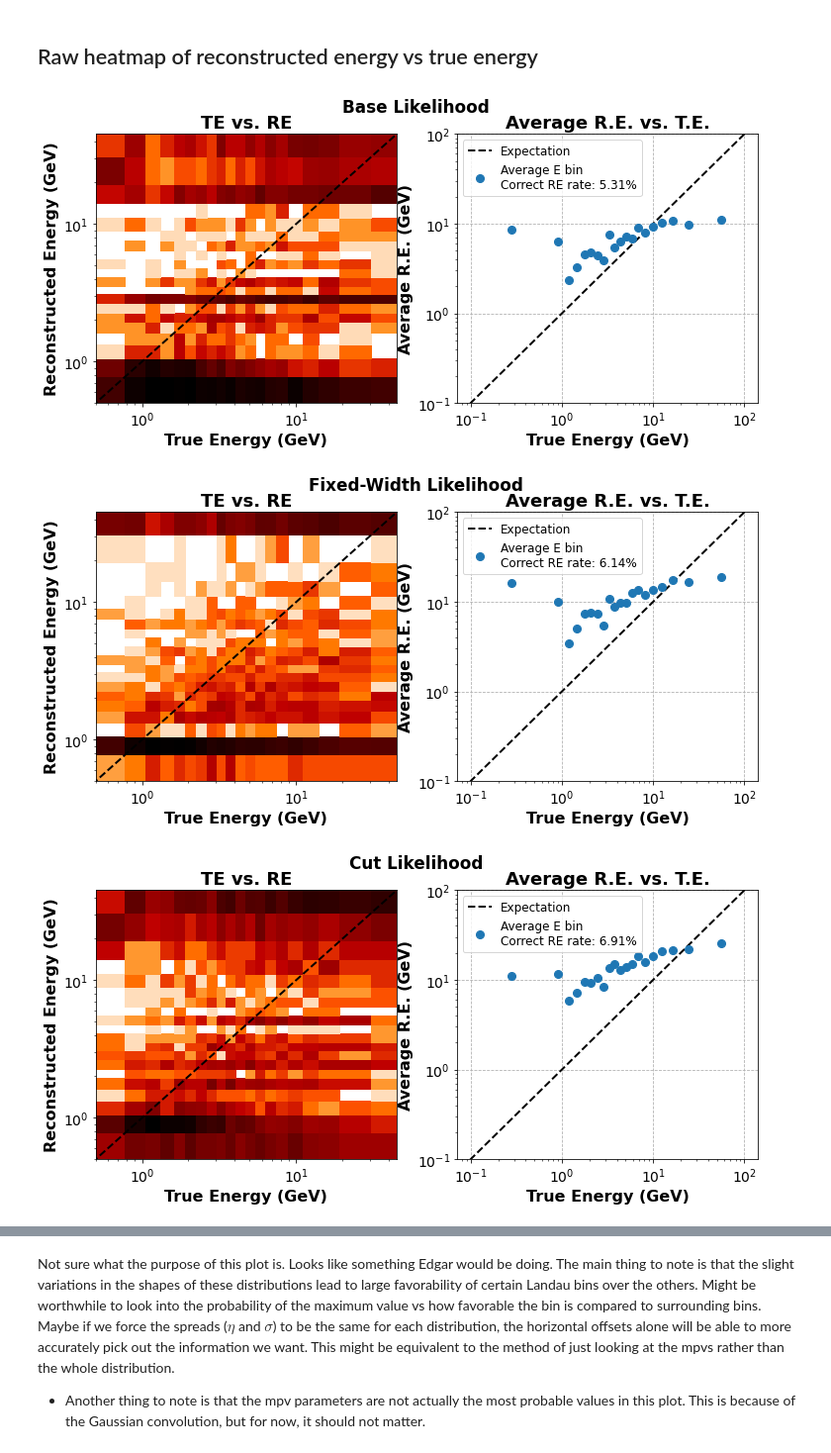
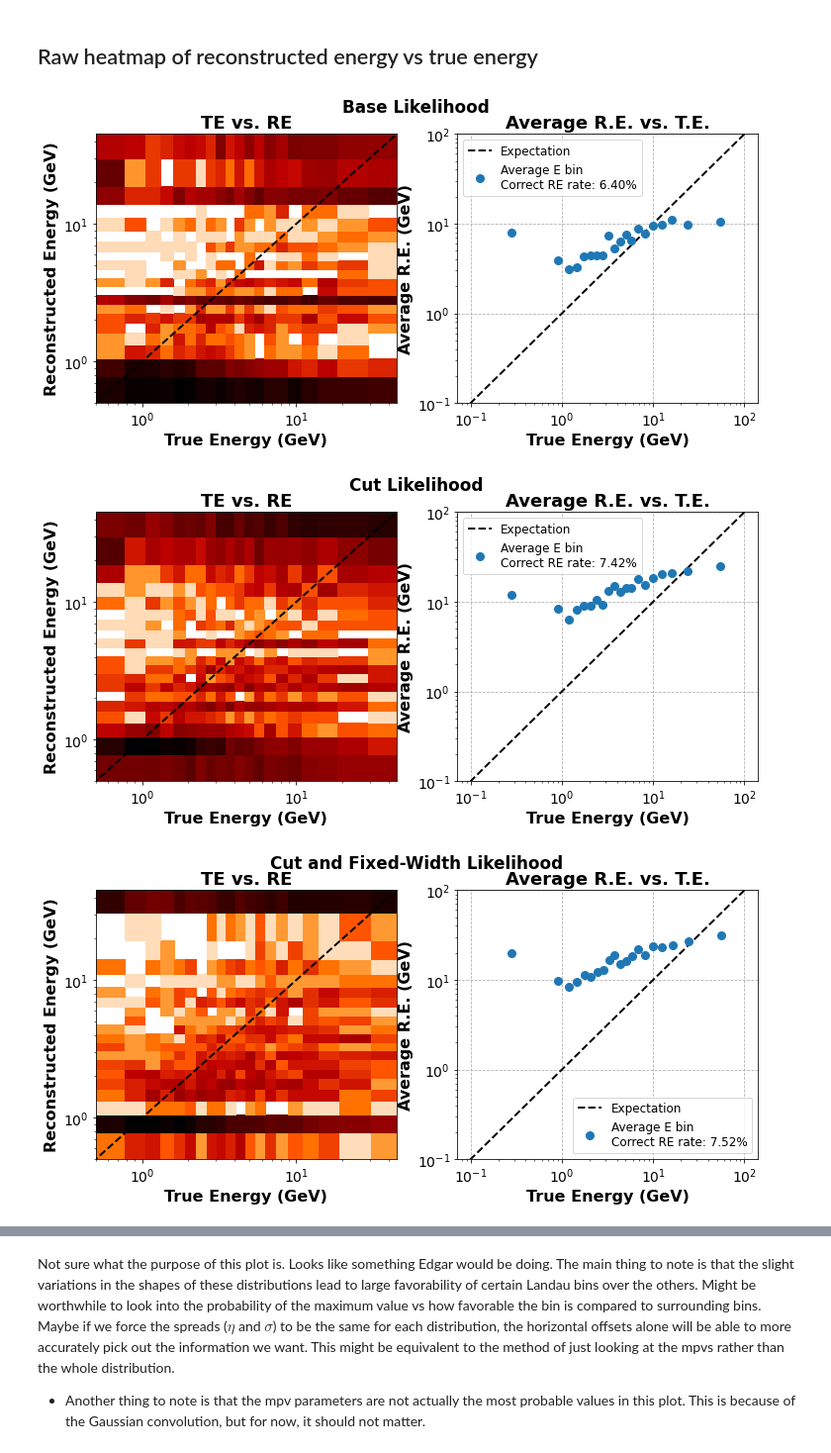
Before and after one commit to socrossley/Cosmic_Muon_CER, a Jupyter notebook: Test_Like.ipynb, the cells around one changed output, grey strips where cells are left out. Shown at 99% size. Cells and saved outputs as stored; diff of their text form; code cells hidden in the pictures.

```diff
--- a/Test_Like.ipynb
+++ b/Test_Like.ipynb
@@ -21,29 +48,21 @@ plt.style.use('stylesheets/eloss.mplstyle')
 # %%
-reconstruction_locs = ['stat_binned_likelihood_reconstruction.csv',
-                       'stat_fixedwidth_likelihood_reconstruction.csv',
-                       'stat_binned_cut_likelihood_reconstruction.csv',
-                       'stat_fixedwidth_cut_likelihood_reconstruction.csv',
-                       'stat_lowpitch_likelihood_reconstruction.csv',
-                       'stat_highpitch_likelihood_reconstruction.csv',
-                       'stat_lowpitch_cut_likelihood_reconstruction.csv',
-                       'stat_lowpitch_cut_likelihood_reconstruction.csv']
-reconstruction_locs = [ r'./data/' + d for d in reconstruction_locs ]
+rec_dir = r'./data/reconstructions/'
+reconstruction_locs = os.listdir(rec_dir)
+reconstruction_locs = [ rec_dir + d for d in reconstruction_locs if d[-4:]=='.csv' ]
 
-fit_data_locs = ['stat_fit_data_full.csv',
-                 'stat_fixedwidth_fit_data_full.csv',
-                 'stat_fit_data_full.csv',
-                 'stat_fixedwidth_fit_data_full.csv',
-                 'stat_lowpitch_fit_data_full.csv',
-                 'stat_highpitch_fit_data_full.csv',
-                 'stat_lowpitch_fit_data_full.csv',
-                 'stat_highpitch_fit_data_full.csv']
-fit_data_locs = [ r'./data/' + fd for fd in fit_data_locs ]
+fit_data_dir = r'./data/fit_data/'
+fit_data_locs = os.listdir(fit_data_dir)
+print(fit_data_locs)
+fit_data_locs = [ fit_data_dir + fd for fd in fit_data_locs if fd[-4:]=='.csv' ]
+fit_data_locs = np.repeat(fit_data_locs, [2, 2, 2, 0, 2, 2])
 
 titles = ['Base Likelihood',
-          'Fixed-Width Likelihood',
           'Cut Likelihood',
           'Cut and Fixed-Width Likelihood',
-          'Low-Pitch Likelihood',
+          'Fixed-Width Likelihood',
+          'High-Pitch Cut Likelihood',
           'High-Pitch Likelihood',
           'Low-Pitch Cut Likelihood',
-          'High-Pitch Cut Likelihood']
+          'Low-Pitch Likelihood',
+          'Narrow Energy Cut Likelihood (1-10 GeV)',
+          'Narrow Energy Likelihood (1-10 GeV)']
@@ -137,22 +179,27 @@ def plot_averages(likedf, counts, xedges, yedges, ax):
 # %%
 plt.rcParams['axes.grid']=False
 
 def plot_likelihood_results(data_loc, fit_loc, title, save=False):
     fig, axs = plt.subplots(1,2, figsize=(12,5))
     fig.suptitle(title, fontweight='bold')
     df = pd.read_csv(data_loc)
     fdf = pd.read_csv(fit_loc)
     ret = plot_2d_hist(df, fdf, axs[0])
     plot_averages(df, *ret, axs[1])
+    if 'narrow' in data_loc:
+        for ax in axs:
+            ax.set_ylim(1,10)
+            ax.set_xlim(1,10)
+
     fig.show()
     if save:
         savefig(fig, title.replace(' ', '_') + '_reconstruction.png')
 
 for loc, floc, tit in zip(reconstruction_locs, fit_data_locs, titles):
     plot_likelihood_results(loc, floc, tit, save=False)
 
 plt.rcParams['axes.grid']=True
 # %% [output]
-[figure, old version]
+[figure, new version]
-[figure, old version]
+[figure, new version]
-[figure, old version]
+[figure, new version]
```
Also changed, not shown: parts of 14 cells of this notebook, 6 other files.
